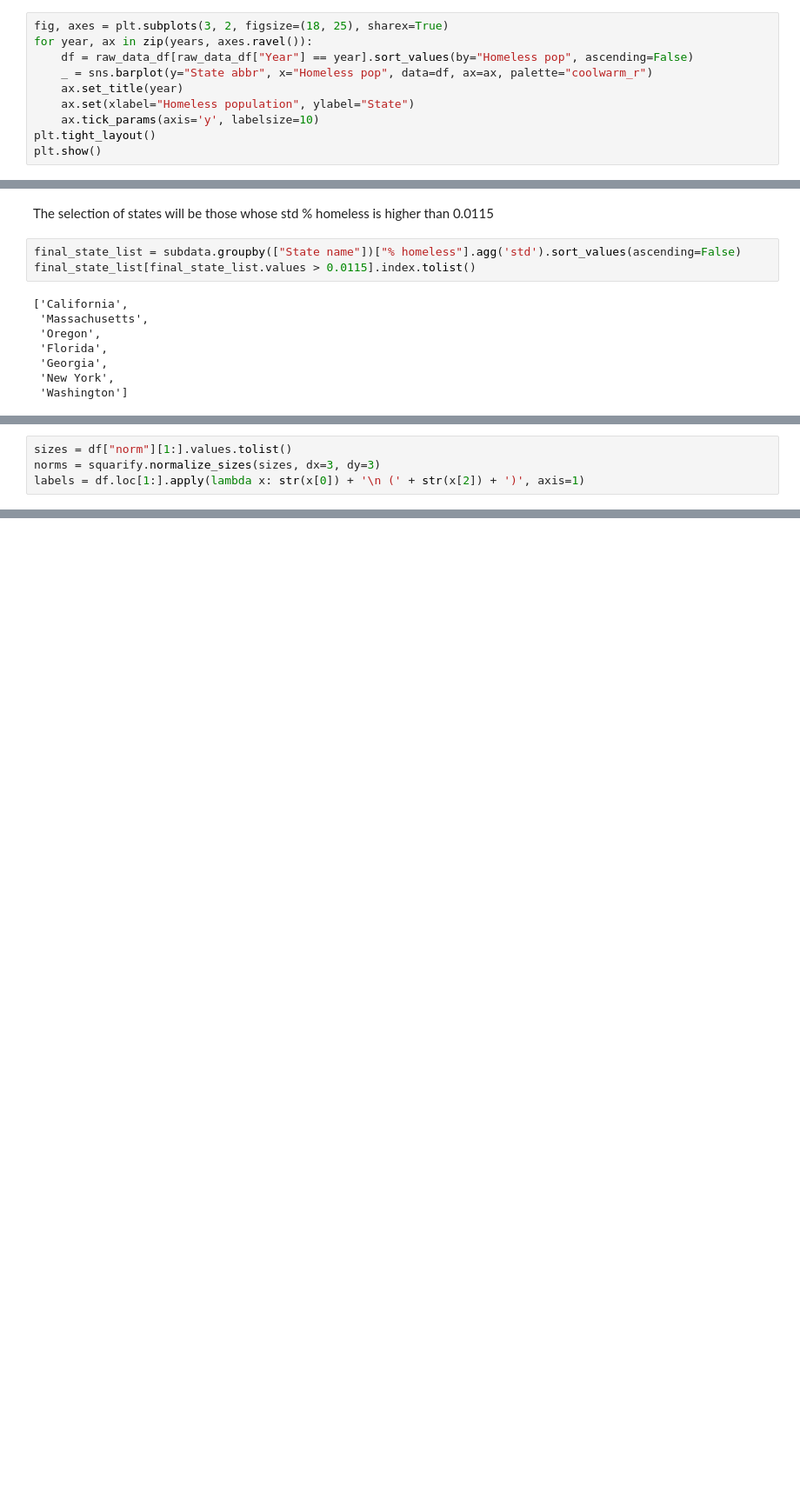
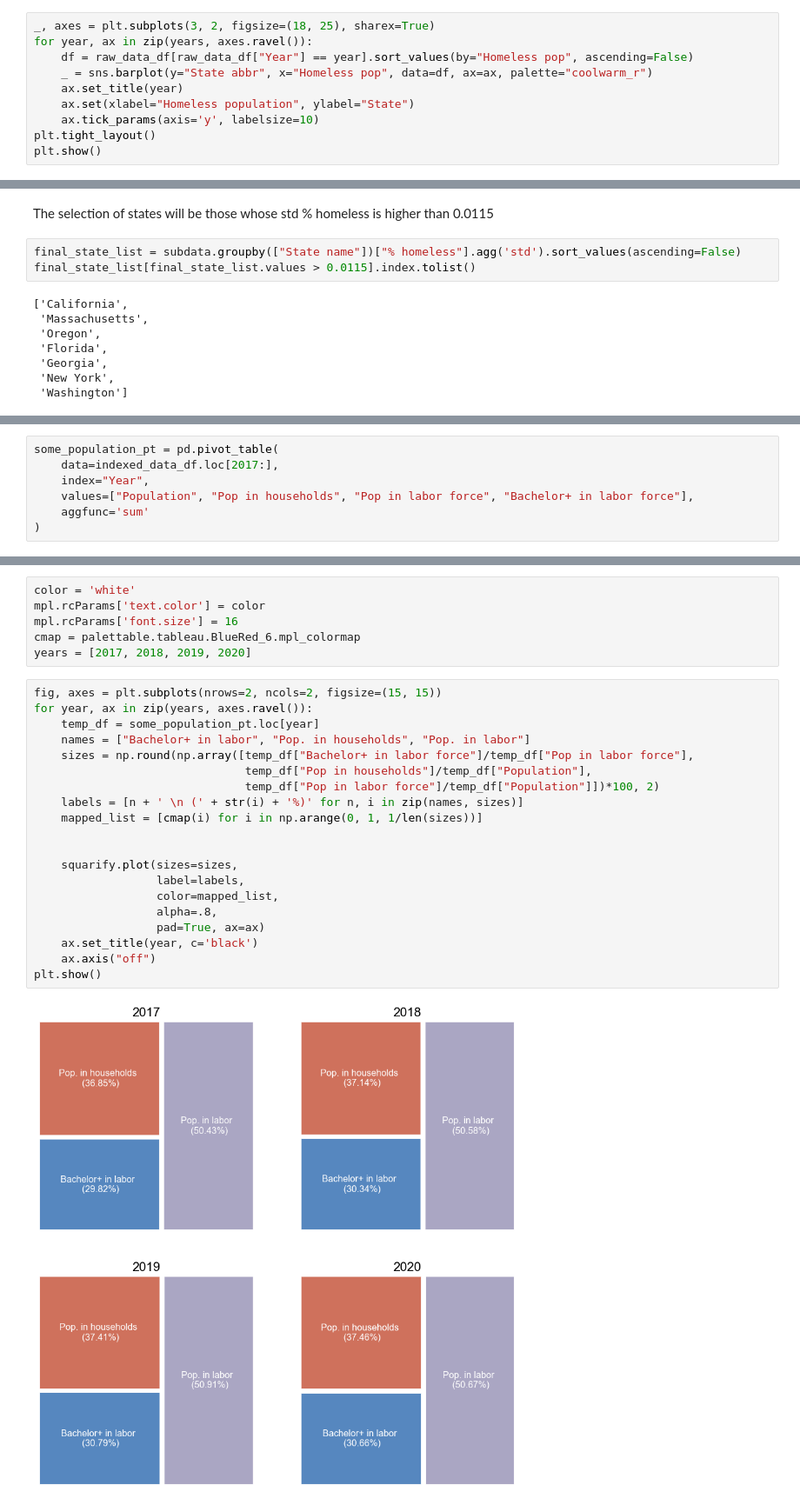
Before and after one commit to aliglara/capstone-c1-DA, a Jupyter notebook: codes/EDA_homeless_pop.ipynb, the cells around one changed output, grey strips where cells are left out. Shown at 87% size. Drawn from its saved outputs; the diff is of its cells as text; blank space fills up the shorter version.

```diff
--- a/codes/EDA_homeless_pop.ipynb
+++ b/codes/EDA_homeless_pop.ipynb
@@ -241,7 +242,7 @@ plt.show()
 # %%
 years = raw_data_df["Year"].unique().tolist()
 # %%
-fig, axes = plt.subplots(3, 2, figsize=(18, 25), sharex=True)
+_, axes = plt.subplots(3, 2, figsize=(18, 25), sharex=True)
 for year, ax in zip(years, axes.ravel()):
     df = raw_data_df[raw_data_df["Year"] == year].sort_values(by="Homeless pop", ascending=False)
     _ = sns.barplot(y="State abbr", x="Homeless pop", data=df, ax=ax, palette="coolwarm_r")
@@ -511,4 +487,0 @@ df.loc[1:]
-# %%
-sizes = df["norm"][1:].values.tolist()
-norms = squarify.normalize_sizes(sizes, dx=3, dy=3)
-labels = df.loc[1:].apply(lambda x: str(x[0]) + '\n (' + str(x[2]) + ')', axis=1)
@@ -535,0 +552,7 @@ Due the magnitud order, the homeless population for the rest of the states has b
+# %%
+some_population_pt = pd.pivot_table(
+    data=indexed_data_df.loc[2017:],
+    index="Year",
+    values=["Population", "Pop in households", "Pop in labor force", "Bachelor+ in labor force"],
+    aggfunc='sum'
+)
@@ -535,0 +568,28 @@ Due the magnitud order, the homeless population for the rest of the states has b
+# %%
+color = 'white'
+mpl.rcParams['text.color'] = color
+mpl.rcParams['font.size'] = 16
+cmap = palettable.tableau.BlueRed_6.mpl_colormap
+years = [2017, 2018, 2019, 2020]
+# %%
+fig, axes = plt.subplots(nrows=2, ncols=2, figsize=(15, 15))
+for year, ax in zip(years, axes.ravel()):
+    temp_df = some_population_pt.loc[year]
+    names = ["Bachelor+ in labor", "Pop. in households", "Pop. in labor"]
+    sizes = np.round(np.array([temp_df["Bachelor+ in labor force"]/temp_df["Pop in labor force"],
+                               temp_df["Pop in households"]/temp_df["Population"],
+                               temp_df["Pop in labor force"]/temp_df["Population"]])*100, 2)
+    labels = [n + ' \n (' + str(i) + '%)' for n, i in zip(names, sizes)]
+    mapped_list = [cmap(i) for i in np.arange(0, 1, 1/len(sizes))]
+
+
+    squarify.plot(sizes=sizes,
+                  label=labels,
+                  color=mapped_list,
+                  alpha=.8,
+                  pad=True, ax=ax)
+    ax.set_title(year, c='black')
+    ax.axis("off")
+plt.show()
+# %% [output]
+[figure, added]
```
Also changed, not shown: parts of 19 cells of this notebook.
